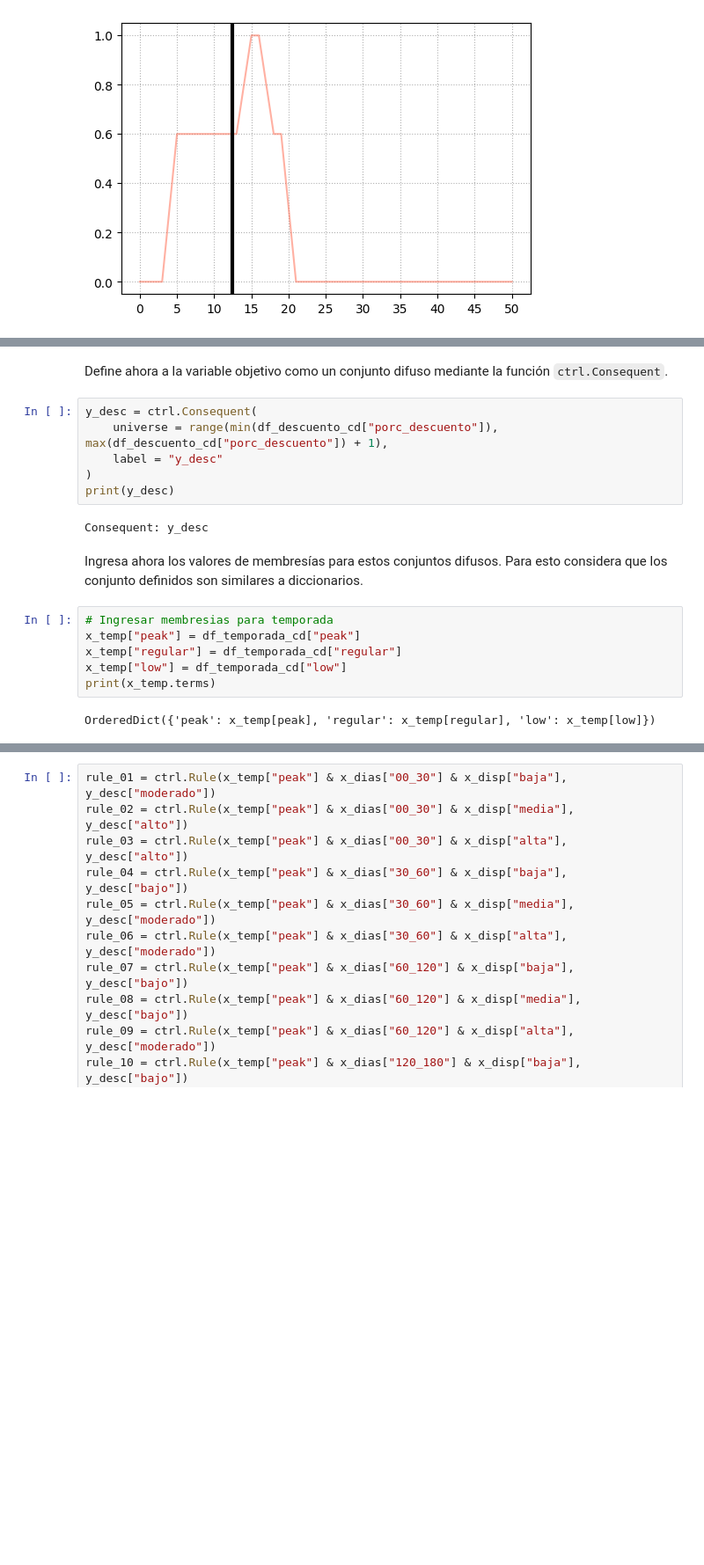
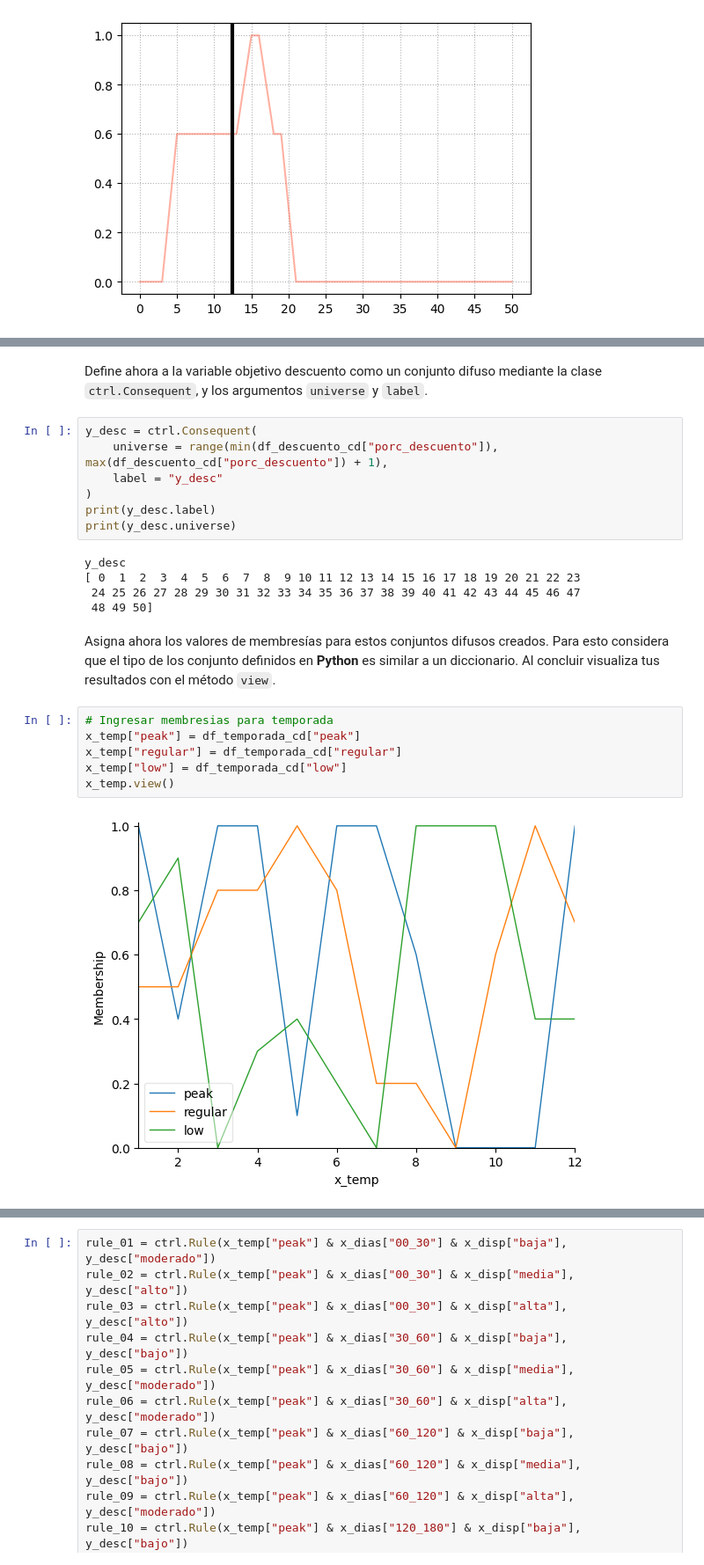
Before and after one commit to jsaraujo5081/material_curso_data_science, a Jupyter notebook: notebooks/S13_Logica_Difusa_Sesiones.ipynb, the cells around one changed output, grey strips where cells are left out. Shown at 88% size. Cells and saved outputs as stored; diff of their text form; blank space fills up the shorter version.

```diff
--- a/notebooks/S13_Logica_Difusa_Sesiones.ipynb
+++ b/notebooks/S13_Logica_Difusa_Sesiones.ipynb
@@ -460,23 +564,27 @@ Antecedent: x_disp
 # %% [markdown]
-Define ahora a la variable objetivo como un conjunto difuso mediante la función `ctrl.Consequent`.
+Define ahora a la variable objetivo descuento como un conjunto difuso mediante la clase `ctrl.Consequent`, y los argumentos `universe` y `label`.
 # %%
 y_desc = ctrl.Consequent(
     universe = range(min(df_descuento_cd["porc_descuento"]), max(df_descuento_cd["porc_descuento"]) + 1),
     label = "y_desc"
 )
-print(y_desc)
+print(y_desc.label)
+print(y_desc.universe)
 # %% [output]
-Consequent: y_desc
+y_desc
+[ 0  1  2  3  4  5  6  7  8  9 10 11 12 13 14 15 16 17 18 19 20 21 22 23
+ 24 25 26 27 28 29 30 31 32 33 34 35 36 37 38 39 40 41 42 43 44 45 46 47
+ 48 49 50]
 # %% [markdown]
-Ingresa ahora los valores de membresías para estos conjuntos difusos. Para esto considera que los conjunto definidos son similares a diccionarios.
+Asigna ahora los valores de membresías para estos conjuntos difusos creados. Para esto considera que el tipo de los conjunto definidos en **Python** es similar a un diccionario. Al concluir visualiza tus resultados con el método `view`.
 # %%
 # Ingresar membresias para temporada
 x_temp["peak"] = df_temporada_cd["peak"]
 x_temp["regular"] = df_temporada_cd["regular"]
 x_temp["low"] = df_temporada_cd["low"]
-print(x_temp.terms)
+x_temp.view()
 # %% [output]
-OrderedDict({'peak': x_temp[peak], 'regular': x_temp[regular], 'low': x_temp[low]})
+[figure, added]
 # %%
 # Ingresar membresias para dias de antelacion
 x_dias["00_30"] = df_dias_cd["00_30"]
```
Also changed, not shown: parts of 64 cells of this notebook, 43 other files.
